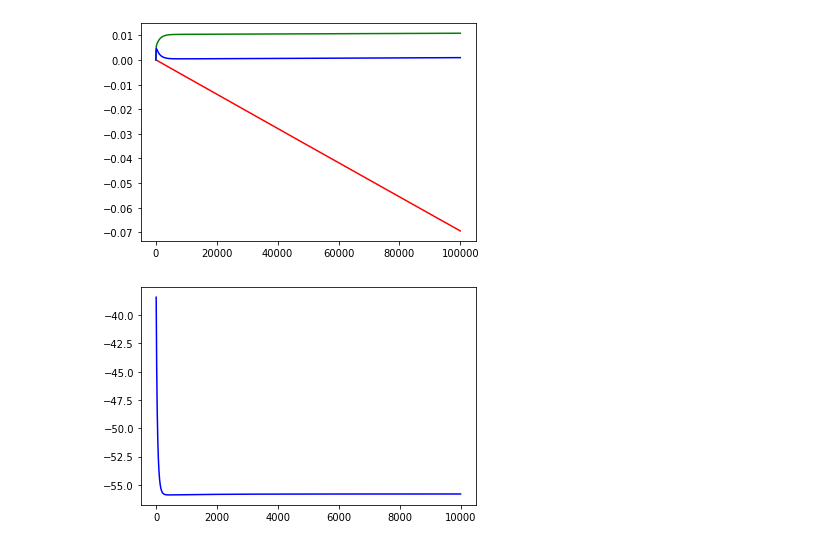
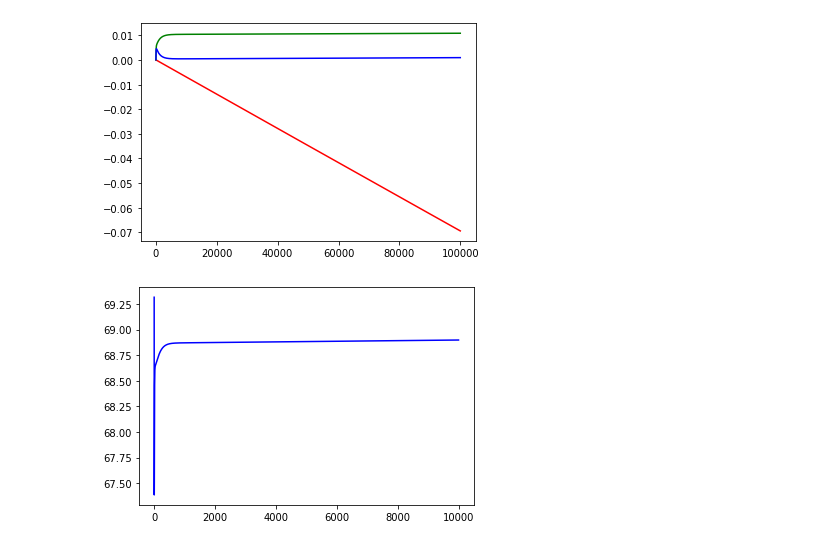
Before and after one commit to insu0929/machinelearning, a Jupyter notebook: Assignment05_20140313.ipynb, the cells around one changed output. Cells and saved outputs as stored; diff of their text form; code cells hidden in the pictures.

```diff
--- a/Assignment05_20140313.ipynb
+++ b/Assignment05_20140313.ipynb
@@ -114,9 +114,8 @@ def costFunction(m, x, l, theta):
     log1 = exc(hx(theta,x))
     log2 = exc(1 - hx(theta,x))
 
-    #j = -(1 / m) * np.sum(l * log1 + (1 - l)*log2)
+    j = -(1 / m) * np.sum(l * log1 + (1 - l)*log2)
 
-    j = np.sum(-(label*log1) - ((1-label)*2)) / m
     return j
 
 def gradientDescent(x, l, theta, m, alpha, iters):
@@ -128,35 +127,35 @@ def gradientDescent(x, l, theta, m, alpha, iters):
         js.append(j)
     return theta, j
 
 def preprocess(X, label, theta):
     #make x, y into matrix
     X = np.c_[np.ones((X.shape[0], 1)), X]
     label = label[:, np.newaxis]
 
     #make theta matrix
     theta = np.zeros((X.shape[1],1))
     return X, label, theta
 
 if __name__ == '__main__':
     data = np.genfromtxt("data.txt", delimiter=',')
 
     X = data[:, :-1]
     label = data[:,-1]
 
     X, label, theta = preprocess(X, label, theta)
 
-    a = 0.00001
+    a = 0.0001
     iters = 10000
     m = X.shape[0]
 
     thetas = []
     js = []
 
     theta, j = gradientDescent(X, label, theta, m, a, iters)
     plt.plot(js, color = "blue")
     plt.show()
 # %% [output]
-[figure, old version]
+[figure, new version]
 # %%
 import numpy as np
 import matplotlib.pyplot as plt
```
Also changed, not shown: parts of 1 cell of this notebook.
